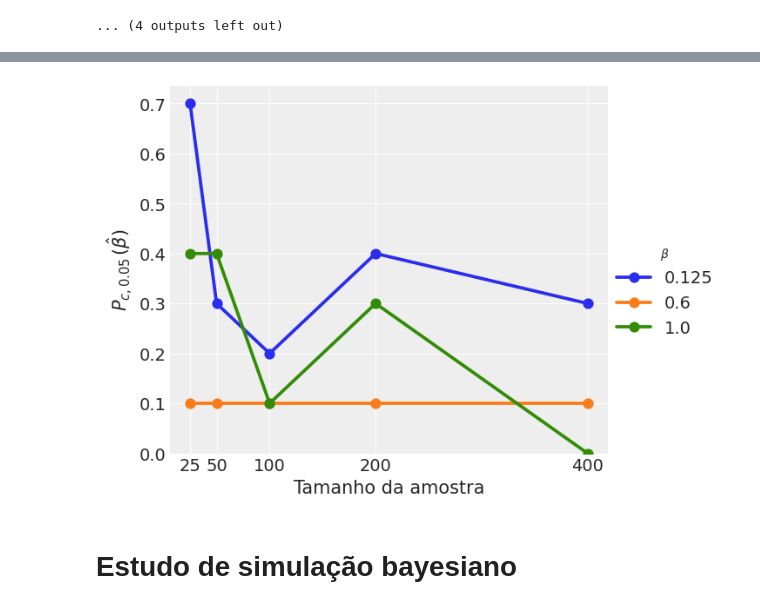
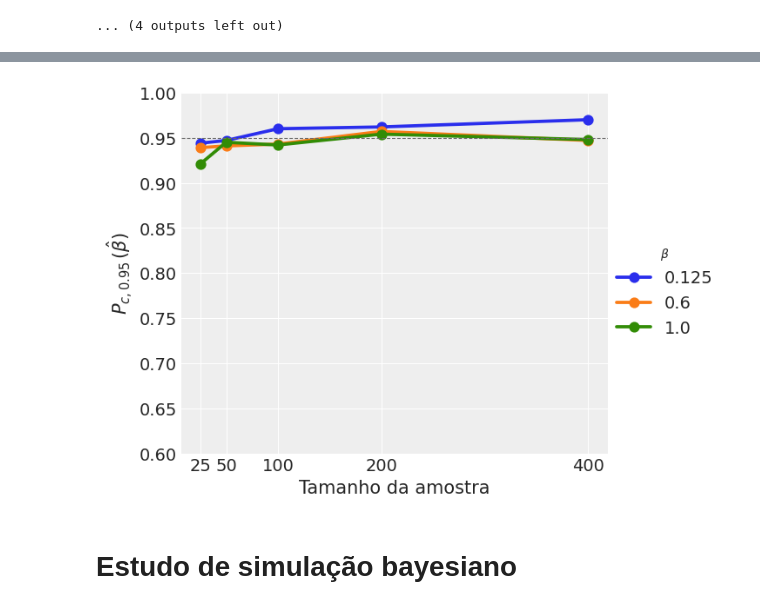
Before and after one commit to alinespereira/alshenawy-distribution, a Jupyter notebook: Simulação.ipynb, the cells around one changed output, grey strips where cells are left out. Saved outputs shown, nothing was run; the diff lists cells and outputs as text; code cells hidden in the pictures.

```diff
--- a/Simulação.ipynb
+++ b/Simulação.ipynb
@@ -46,7 +58,7 @@ plt.style.use("arviz-darkgrid")
 # %% [markdown]
 # Estudo de simulação
 # %%
-REPLICATIONS: int = 10
+REPLICATIONS: int = 1_000
 SAMPLE_SIZES: list[int] = [25, 50, 100, 200, 400]
 BETAS: list[float] = [0.125, 0.6, 1.0]
 ALPHA: float = 0.05
@@ -244,33 +256,32 @@ fig.savefig("img/classical/sim/eqm.png")
 # %%
 fig, ax = plt.subplots()
 
 sns.pointplot(data=summaries,
               x="sample_size",
               y="coverage_probability",
               hue="true_param",
               palette=sns.color_palette()[:len(BETAS)],
               native_scale=True,
               ax=ax)
 
 ax.set_xticks(SAMPLE_SIZES)
 ax.set_xticklabels(SAMPLE_SIZES)
 
 ax.set_xlabel("Tamanho da amostra")
-ax.set_ylabel(f"$\\operatorname{{P_{{c, {ALPHA:.2f}}}}}(\\hat{{\\beta}})$")
+ax.set_ylabel(f"$\\operatorname{{P_{{c, {1 - ALPHA:.2f}}}}}(\\hat{{\\beta}})$")
 
-_, ymax = ax.get_ylim()
-ax.set_ylim(0, ymax)
+ax.set_ylim(0.6, 1.)
 
 handles, labels = ax.get_legend_handles_labels()
 ax.get_legend().remove()
 fig.legend(handles, labels, loc="outside center right", title=r"$\beta$")
 
 ax.axhline(1 - ALPHA, color="dimgrey", linestyle="--", linewidth=0.8)
 
 fig.savefig("img/classical/sim/pc.png")
 # %% [output]
 [interactive output not drawn]
-[figure, old version]
+[figure, new version]
 # %% [markdown]
 # Estudo de simulação bayesiano
 # %% [markdown]
```
Also changed, not shown: parts of 26 cells of this notebook, 1 other file.
